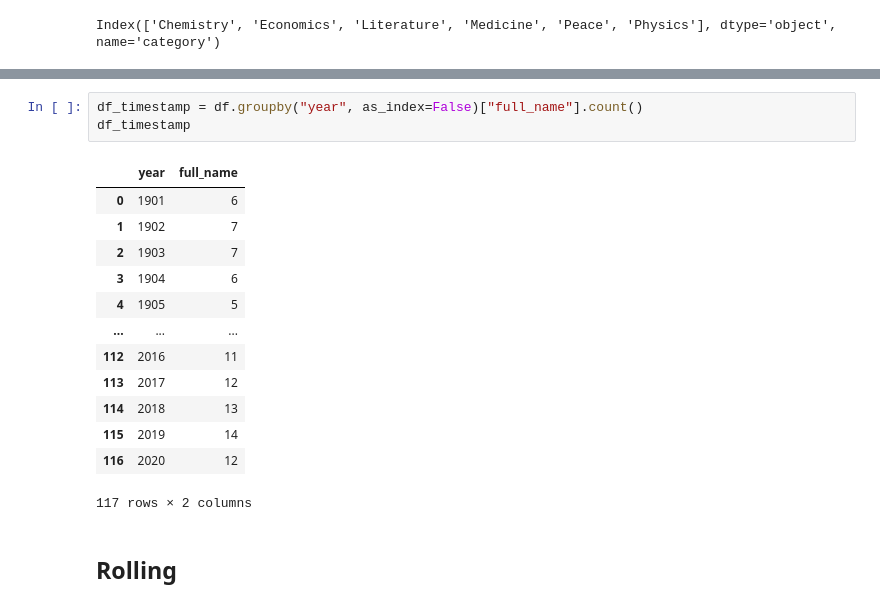
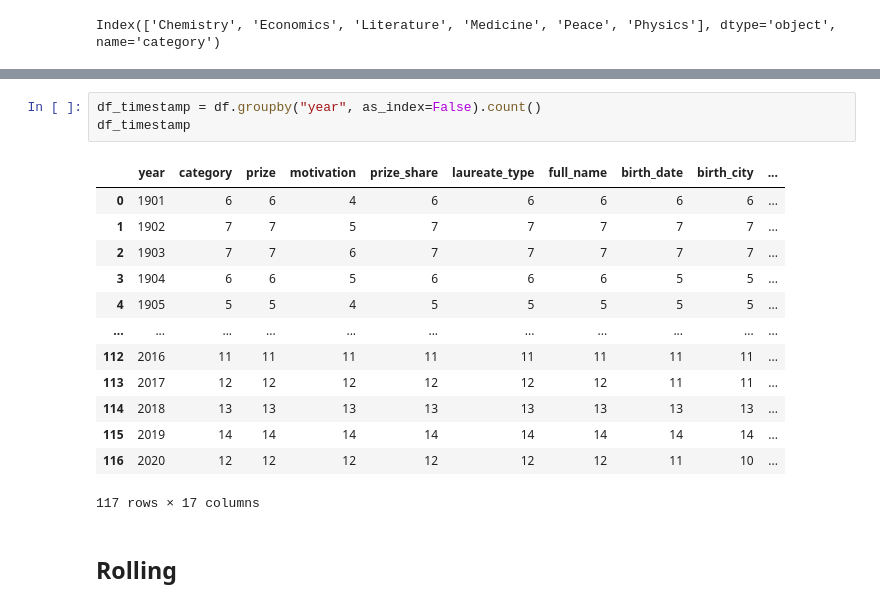
Before and after one commit to KenkiCZ/google_notebooks, a Jupyter notebook: C106_Nobel_price.ipynb, the cells around one changed output, grey strips where cells are left out. Saved outputs shown, nothing was run; the diff lists cells and outputs as text.

```diff
--- a/C106_Nobel_price.ipynb
+++ b/C106_Nobel_price.ipynb
@@ -272,22 +270,22 @@ fig.show()
 * Looking at the chart, did the first and second world wars have an impact on the number of prizes being given out?
 * What could be the reason for the trend in the chart?
 # %%
-df_timestamp = df.groupby("year", as_index=False)["full_name"].count()
+df_timestamp = df.groupby("year", as_index=False).count()
 df_timestamp
 # %% [output]
-|  | year | full_name |
-| 0 | 1901 | 6 |
-| 1 | 1902 | 7 |
-| 2 | 1903 | 7 |
-| 3 | 1904 | 6 |
-| 4 | 1905 | 5 |
-| ... | ... | ... |
-| 112 | 2016 | 11 |
-| 113 | 2017 | 12 |
-| 114 | 2018 | 13 |
-| 115 | 2019 | 14 |
-| 116 | 2020 | 12 |
+|  | year | category | prize | motivation | prize_share | laureate_type | full_name | birth_date | birth_city | ... |
+| 0 | 1901 | 6 | 6 | 4 | 6 | 6 | 6 | 6 | 6 | ... |
+| 1 | 1902 | 7 | 7 | 5 | 7 | 7 | 7 | 7 | 7 | ... |
+| 2 | 1903 | 7 | 7 | 6 | 7 | 7 | 7 | 7 | 7 | ... |
+| 3 | 1904 | 6 | 6 | 5 | 6 | 6 | 6 | 5 | 5 | ... |
+| 4 | 1905 | 5 | 5 | 4 | 5 | 5 | 5 | 5 | 5 | ... |
+| ... | ... | ... | ... | ... | ... | ... | ... | ... | ... | ... |
+| 112 | 2016 | 11 | 11 | 11 | 11 | 11 | 11 | 11 | 11 | ... |
+| 113 | 2017 | 12 | 12 | 12 | 12 | 12 | 12 | 11 | 11 | ... |
+| 114 | 2018 | 13 | 13 | 13 | 13 | 13 | 13 | 13 | 13 | ... |
+| 115 | 2019 | 14 | 14 | 14 | 14 | 14 | 14 | 14 | 14 | ... |
+| 116 | 2020 | 12 | 12 | 12 | 12 | 12 | 12 | 11 | 10 | ... |
-117 rows × 2 columns
+117 rows × 17 columns
 # %% [markdown]
 ## Rolling
 # %%
```
Also changed, not shown: parts of 41 cells of this notebook.
